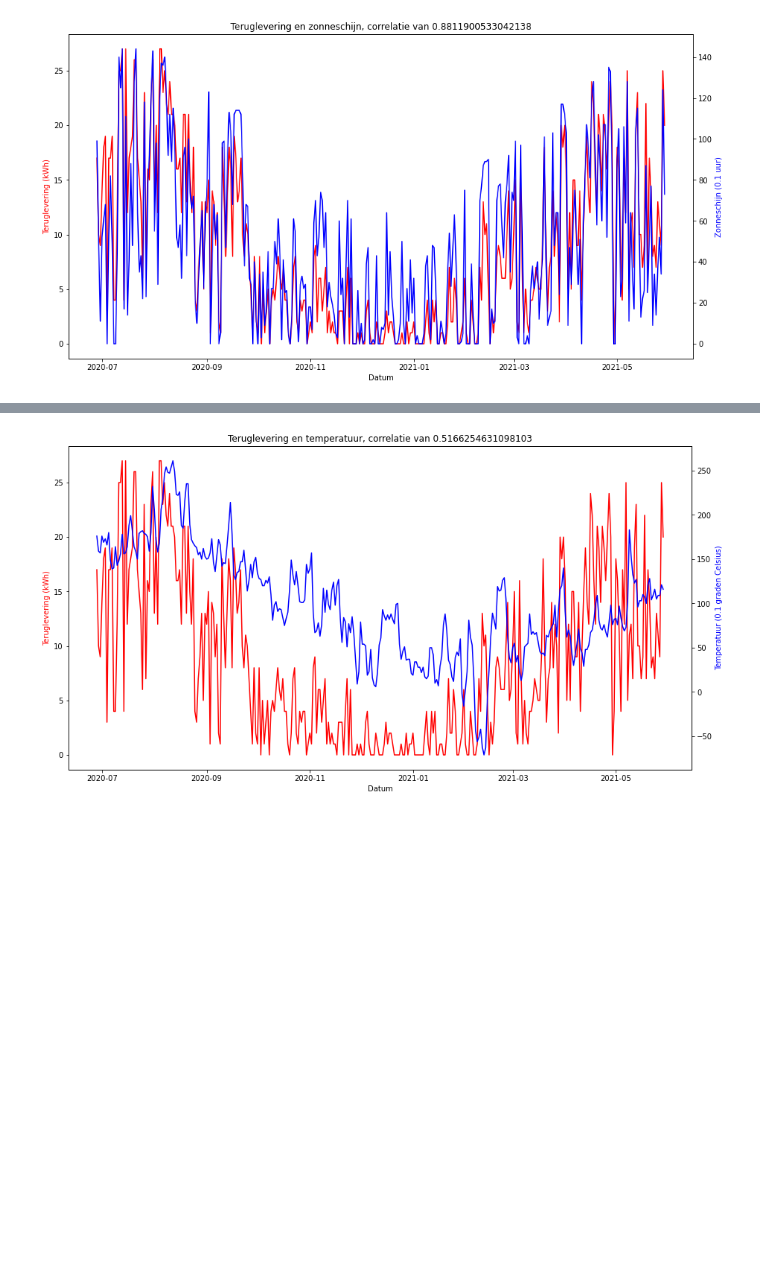
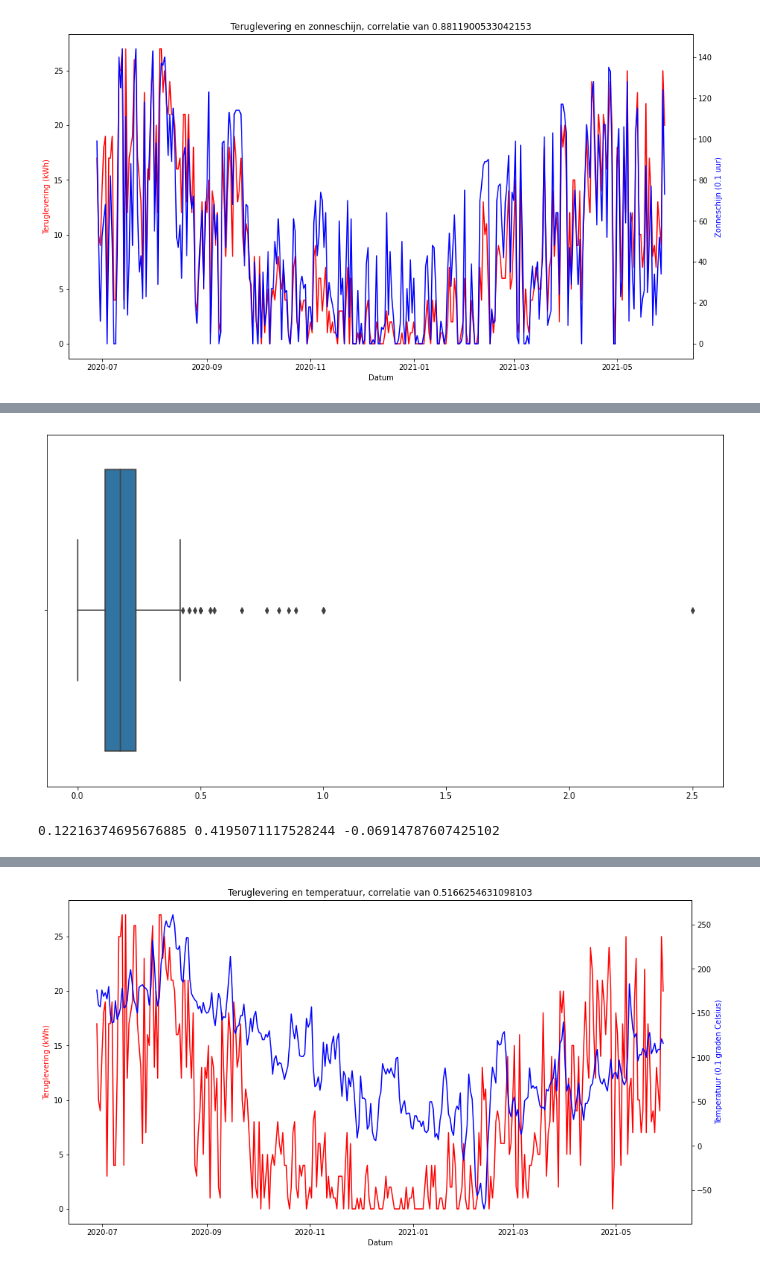
Before and after one commit to leavdheuvel/Modelling_solar_pannel_energy, a Jupyter notebook: Tijdreeksen_eindopdracht_v2.ipynb, the cells around one changed output, grey strips where cells are left out. Drawn from its saved outputs; the diff is of its cells as text; code cells hidden in the pictures; blank space fills up the shorter version.

```diff
--- a/Tijdreeksen_eindopdracht_v2.ipynb
+++ b/Tijdreeksen_eindopdracht_v2.ipynb
@@ -701,0 +713,26 @@ plt.show()
+# %%
+# Deel vars op elkaar en maak boxplot om te kijken wat uitschieter is
+box_terug_vs_zon = ts.teruglevering / ts.zonneschijn
+sns.boxplot(x = box_terug_vs_zon)
+plt.show()
+# %% [output]
+[figure, added]
+# %%
+# https://datascience.stackexchange.com/questions/54808/how-to-remove-outliers-using-box-plot
+
+# finding the 1st quartile
+q1 = box_terug_vs_zon.quantile(0.25)
+
+# finding the 3rd quartile
+q3 = box_terug_vs_zon.quantile(0.75)
+med = box_terug_vs_zon.median()
+
+# finding the iqr region
+iqr = q3-q1
+
+# finding upper and lower whiskers
+upper_bound = q3+(1.5*iqr)
+lower_bound = q1-(1.5*iqr)
+print(lower_bound, iqr, upper_bound)
+# %% [output]
+0.12216374695676885 0.4195071117528244 -0.06914787607425102
```
Also changed, not shown: parts of 13 cells of this notebook.
